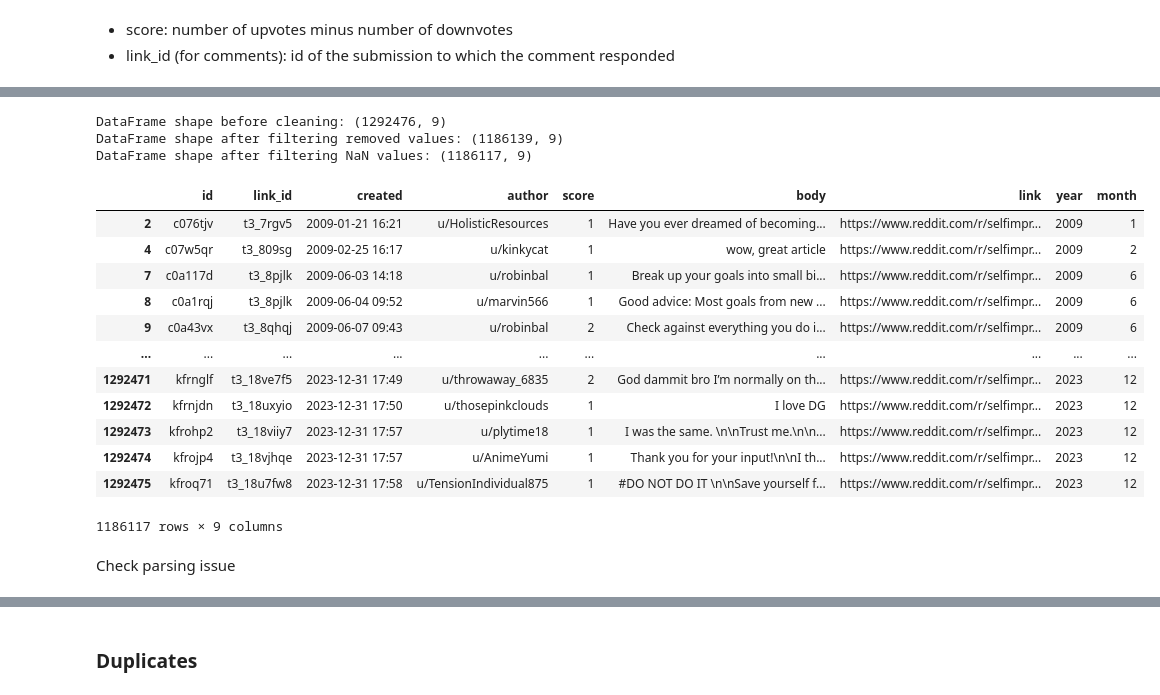
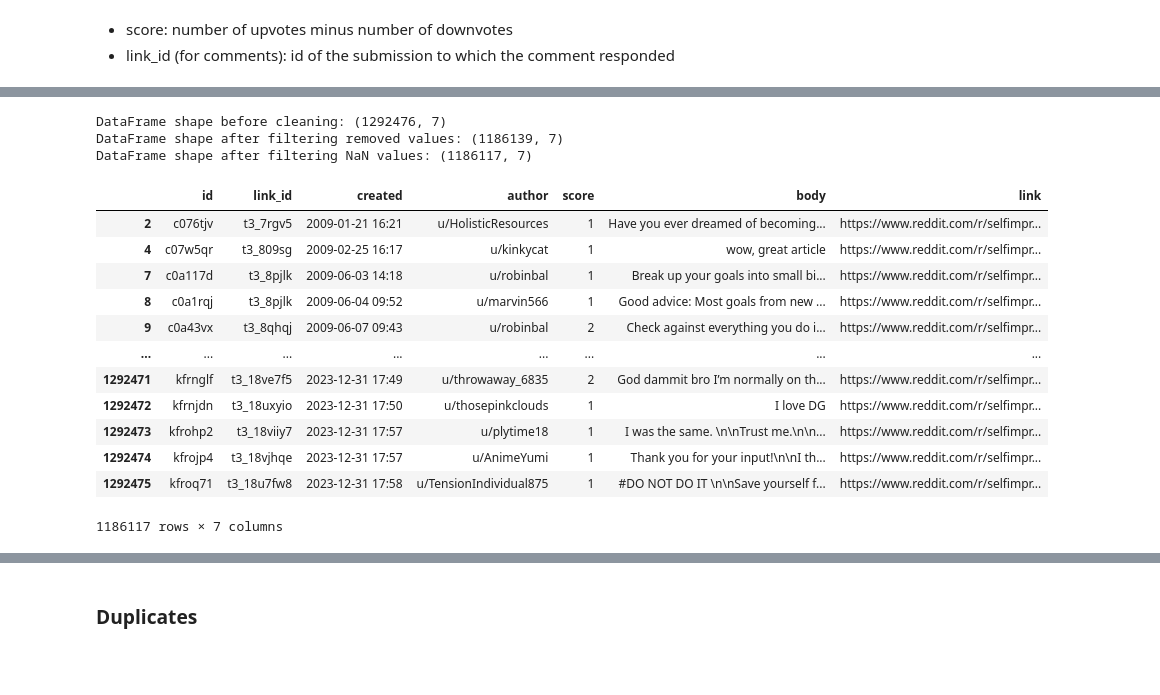
Before and after one commit to natashacarpcast/moralization-selfimprovement, a Jupyter notebook: cleaning_notebook.ipynb, the cells around one changed output, grey strips where cells are left out. Drawn from its saved outputs; the diff is of its cells as text; code cells hidden in the pictures; blank space fills up the shorter version.

```diff
--- a/cleaning_notebook.ipynb
+++ b/cleaning_notebook.ipynb
@@ -10,6 +10,6 @@ pd.reset_option('all')
 - score: number of upvotes minus number of downvotes
 - link_id (for comments): id of the submission to which the comment responded
 # %%
-submissions_raw = pd.read_csv("self_i_raw_data/self_i_submissions.csv")
-comments_raw = pd.read_csv("self_i_raw_data/self_i_comments.csv")
+submissions_raw = pd.read_csv("data/self_i_submissions.csv")
+comments_raw = pd.read_csv("data/self_i_comments.csv")
 # %%
@@ -49,25 +32,0 @@ comments_raw
-# %%
-#Extract year and month of publication
-
-def extract_time(date_string):
-    '''
-    Extracts year and month of publication from the "created column
-
-    Input:
-        - date_string: date and hour of publication
-
-    Returns:
-        (tuple): year and date of publication'''
-    date_object = datetime.strptime(date_string, "%Y-%m-%d %H:%M")
-
-    return date_object.year, date_object.month
-
-#Asked ChatGPT: "I have this function to retrieve year and date from a column in
-#pandas dataframe. How can I use it so two new columns can be added: year and date?"
-
-
-submissions_raw[['year', 'month']] = submissions_raw['created'].apply\
-                                           (lambda x: pd.Series(extract_time(x)))
-
-comments_raw[['year', 'month']] = comments_raw['created'].apply\
-                                           (lambda x: pd.Series(extract_time(x)))
@@ -180,22 +86,20 @@ DataFrame shape after filtering NaN values: (118309, 10)
 # %%
-comments_filtered = remove_missing_data(comments_raw, "body")
-comments_filtered
+comments_filtered1 = remove_missing_data(comments_raw, "body")
+comments_filtered1
 # %% [output]
-DataFrame shape before cleaning: (1292476, 9)
-DataFrame shape after filtering removed values: (1186139, 9)
-DataFrame shape after filtering NaN values: (1186117, 9)
+DataFrame shape before cleaning: (1292476, 7)
+DataFrame shape after filtering removed values: (1186139, 7)
+DataFrame shape after filtering NaN values: (1186117, 7)
-|  | id | link_id | created | author | score | body | link | year | month |
-| 2 | c076tjv | t3_7rgv5 | 2009-01-21 16:21 | u/HolisticResources | 1 | Have you ever dreamed of becoming... | https://www.reddit.com/r/selfimpr... | 2009 | 1 |
-| 4 | c07w5qr | t3_809sg | 2009-02-25 16:17 | u/kinkycat | 1 | wow, great article | https://www.reddit.com/r/selfimpr... | 2009 | 2 |
-| 7 | c0a117d | t3_8pjlk | 2009-06-03 14:18 | u/robinbal | 1 | Break up your goals into small bi... | https://www.reddit.com/r/selfimpr... | 2009 | 6 |
-| 8 | c0a1rqj | t3_8pjlk | 2009-06-04 09:52 | u/marvin566 | 1 | Good advice: Most goals from new ... | https://www.reddit.com/r/selfimpr... | 2009 | 6 |
-| 9 | c0a43vx | t3_8qhqj | 2009-06-07 09:43 | u/robinbal | 2 | Check against everything you do i... | https://www.reddit.com/r/selfimpr... | 2009 | 6 |
-| ... | ... | ... | ... | ... | ... | ... | ... | ... | ... |
-| 1292471 | kfrnglf | t3_18ve7f5 | 2023-12-31 17:49 | u/throwaway_6835 | 2 | God dammit bro I’m normally on th... | https://www.reddit.com/r/selfimpr... | 2023 | 12 |
-| 1292472 | kfrnjdn | t3_18uxyio | 2023-12-31 17:50 | u/thosepinkclouds | 1 | I love DG | https://www.reddit.com/r/selfimpr... | 2023 | 12 |
-| 1292473 | kfrohp2 | t3_18viiy7 | 2023-12-31 17:57 | u/plytime18 | 1 | I was the same. \n\nTrust me.\n\n... | https://www.reddit.com/r/selfimpr... | 2023 | 12 |
-| 1292474 | kfrojp4 | t3_18vjhqe | 2023-12-31 17:57 | u/AnimeYumi | 1 | Thank you for your input!\n\nI th... | https://www.reddit.com/r/selfimpr... | 2023 | 12 |
-| 1292475 | kfroq71 | t3_18u7fw8 | 2023-12-31 17:58 | u/TensionIndividual875 | 1 | #DO NOT DO IT \n\nSave yourself f... | https://www.reddit.com/r/selfimpr... | 2023 | 12 |
+|  | id | link_id | created | author | score | body | link |
+| 2 | c076tjv | t3_7rgv5 | 2009-01-21 16:21 | u/HolisticResources | 1 | Have you ever dreamed of becoming... | https://www.reddit.com/r/selfimpr... |
+| 4 | c07w5qr | t3_809sg | 2009-02-25 16:17 | u/kinkycat | 1 | wow, great article | https://www.reddit.com/r/selfimpr... |
+| 7 | c0a117d | t3_8pjlk | 2009-06-03 14:18 | u/robinbal | 1 | Break up your goals into small bi... | https://www.reddit.com/r/selfimpr... |
+| 8 | c0a1rqj | t3_8pjlk | 2009-06-04 09:52 | u/marvin566 | 1 | Good advice: Most goals from new ... | https://www.reddit.com/r/selfimpr... |
+| 9 | c0a43vx | t3_8qhqj | 2009-06-07 09:43 | u/robinbal | 2 | Check against everything you do i... | https://www.reddit.com/r/selfimpr... |
+| ... | ... | ... | ... | ... | ... | ... | ... |
+| 1292471 | kfrnglf | t3_18ve7f5 | 2023-12-31 17:49 | u/throwaway_6835 | 2 | God dammit bro I’m normally on th... | https://www.reddit.com/r/selfimpr... |
+| 1292472 | kfrnjdn | t3_18uxyio | 2023-12-31 17:50 | u/thosepinkclouds | 1 | I love DG | https://www.reddit.com/r/selfimpr... |
+| 1292473 | kfrohp2 | t3_18viiy7 | 2023-12-31 17:57 | u/plytime18 | 1 | I was the same. \n\nTrust me.\n\n... | https://www.reddit.com/r/selfimpr... |
+| 1292474 | kfrojp4 | t3_18vjhqe | 2023-12-31 17:57 | u/AnimeYumi | 1 | Thank you for your input!\n\nI th... | https://www.reddit.com/r/selfimpr... |
+| 1292475 | kfroq71 | t3_18u7fw8 | 2023-12-31 17:58 | u/TensionIndividual875 | 1 | #DO NOT DO IT \n\nSave yourself f... | https://www.reddit.com/r/selfimpr... |
-1186117 rows × 9 columns
+1186117 rows × 7 columns
-# %% [markdown]
-Check parsing issue
```
Also changed, not shown: parts of 83 cells of this notebook.
